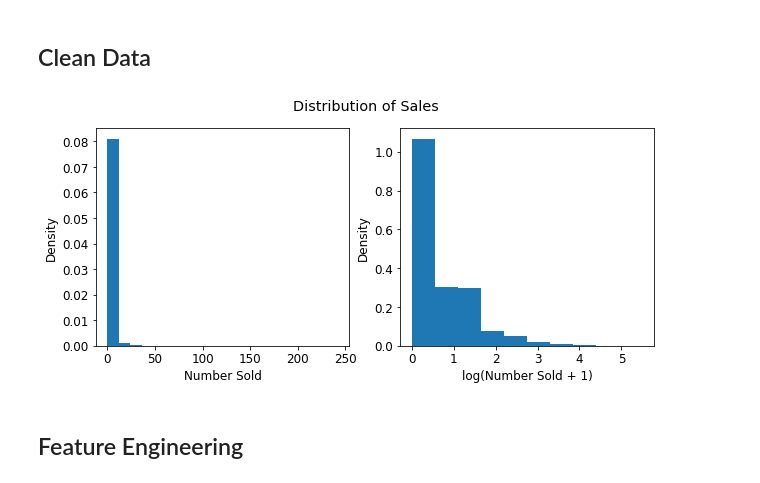
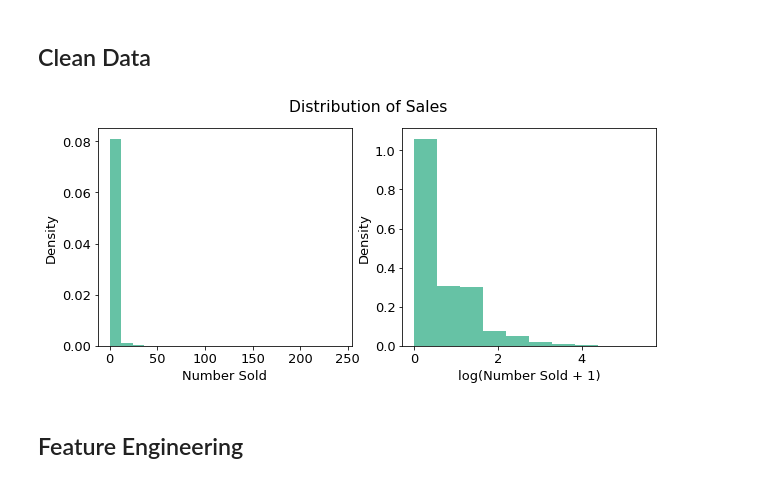
Before and after one commit to ixiaopan/GroupWork, a Jupyter notebook: AML/Modelling_Matt.ipynb, the cells around one changed output. Cells and saved outputs as stored; diff of their text form; code cells hidden in the pictures.

```diff
--- a/AML/Modelling_Matt.ipynb
+++ b/AML/Modelling_Matt.ipynb
@@ -21,22 +21,22 @@ sales_df = hf.load_sales_train_validation_data()
 ## Clean Data
 # %%
 #Clean the raw data
-df = hf.rawToClean(sales_df, calendar_df, prices_df, days=1300, items=1000, dropNAPrices=True)
+df = hf.rawToClean(sales_df, calendar_df, prices_df, days=1200, items=1000, dropNAPrices=True)
 # %%
 #Histogram of number of items sold
 #Had to plus 1 because several values are zero
 fig, ax = plt.subplots(nrows=1, ncols=2, figsize=(10, 4))
-ax[0].hist(df['sold'], bins=20, density=True)
-ax[1].hist(np.log(1 + df['sold']), bins=10, density=True)
+ax[0].hist(df['sold'], bins=20, density=True,color="#66c2a5")
+ax[1].hist(np.log(1 + df['sold']), bins=10, density=True,color="#66c2a5")
 ax[0].set_xlabel('Number Sold')
 ax[1].set_xlabel('log(Number Sold + 1)')
 ax[0].set_ylabel('Density')
 ax[1].set_ylabel('Density')
 plt.suptitle('Distribution of Sales')
 plt.savefig('images/salesdist.png', dpi=500)
 plt.show()
 # %% [output]
-[figure, old version]
+[figure, new version]
 # %% [markdown]
 ## Feature Engineering
 # %%
```
Also changed, not shown: parts of 5 cells of this notebook, 1 other file.
